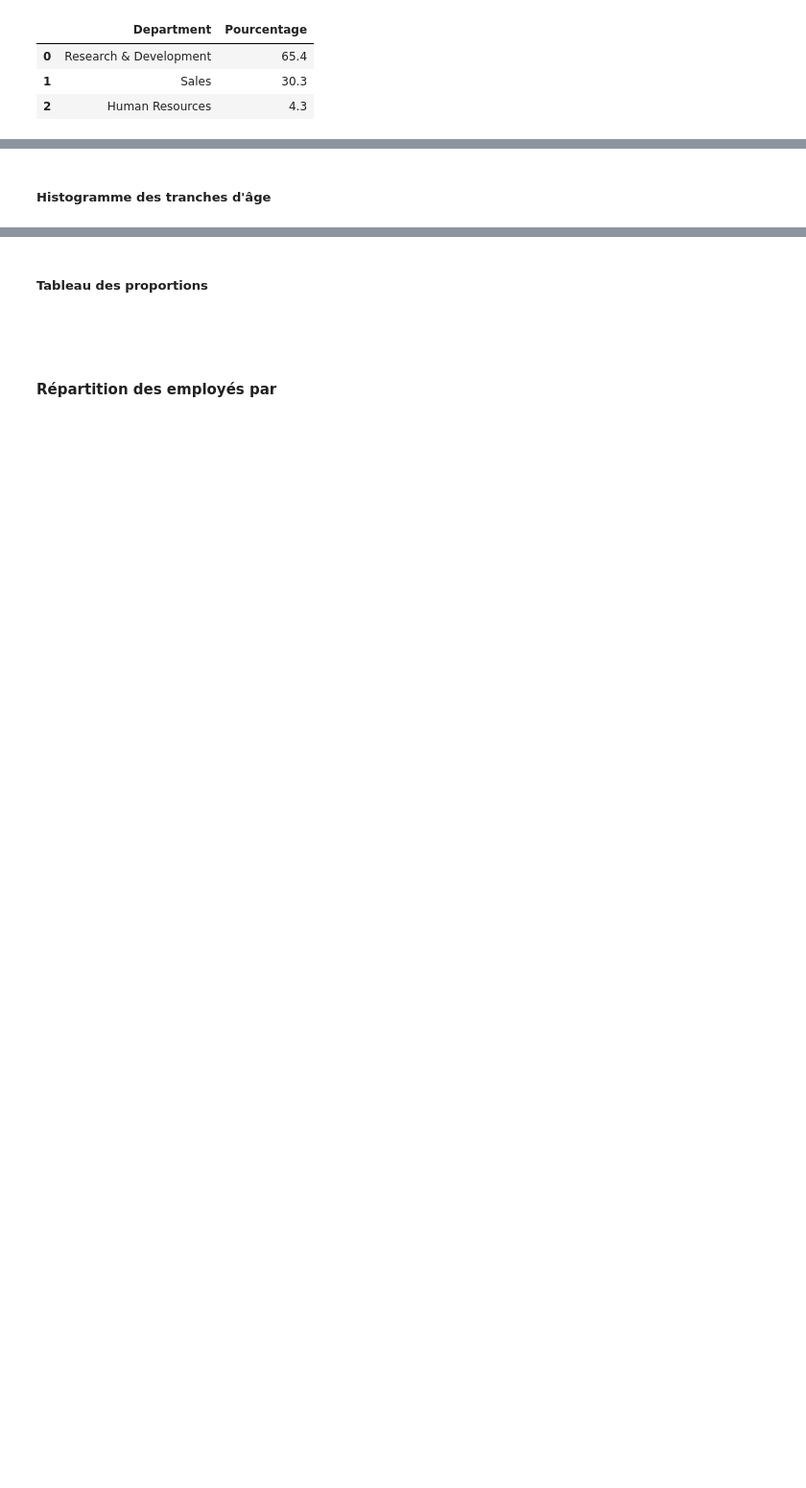
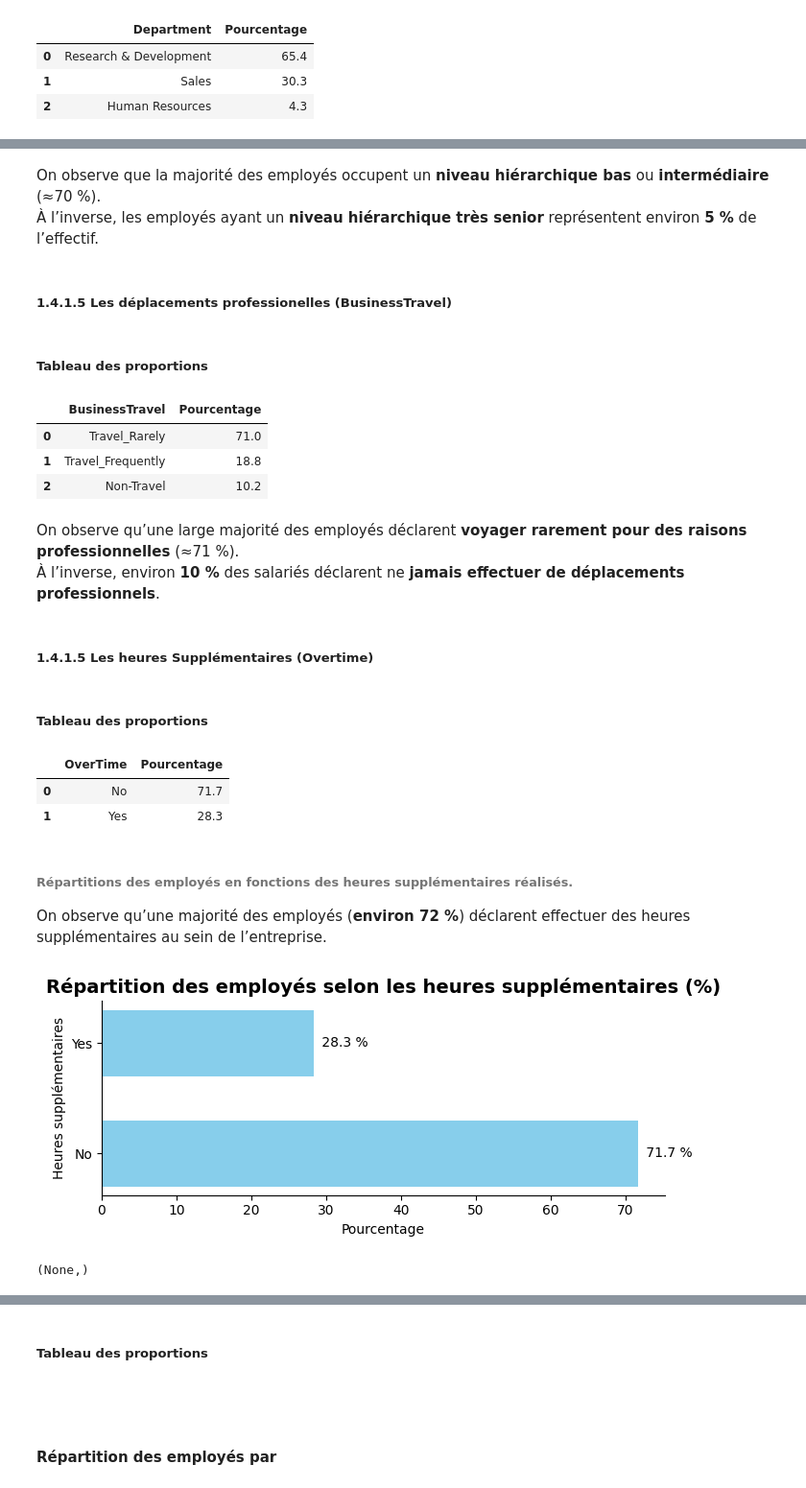
Before and after one commit to Kemuri15/employee-attrition-analysis, a Jupyter notebook: notebooks/04_axes_condition_travail.ipynb, the cells around one changed output, grey strips where cells are left out. Shown at 96% size. Cells and saved outputs as stored; diff of their text form; code cells hidden in the pictures; blank space fills up the shorter version.

```diff
--- a/notebooks/04_axes_condition_travail.ipynb
+++ b/notebooks/04_axes_condition_travail.ipynb
@@ -164,3 +254,63 @@ department_count
 # %% [markdown]
-##### Histogramme des tranches d'âge
+On observe que la majorité des employés occupent un **niveau hiérarchique bas** ou **intermédiaire** (≈70 %).
+À l’inverse, les employés ayant un **niveau hiérarchique très senior** représentent environ **5 %** de l’effectif.
+# %% [markdown]
+##### 1.4.1.5 Les déplacements professionelles (BusinessTravel)
+# %% [markdown]
+##### Tableau des proportions
+# %%
+businesstravel_count = value_counts_percent(df_conditions_travail["BusinessTravel"])
+businesstravel_count
+# %% [output]
+|  | BusinessTravel | Pourcentage |
+| 0 | Travel_Rarely | 71.0 |
+| 1 | Travel_Frequently | 18.8 |
+| 2 | Non-Travel | 10.2 |
+# %% [markdown]
+On observe qu’une large majorité des employés déclarent **voyager rarement pour des raisons professionnelles** (≈71 %).
+À l’inverse, environ **10 %** des salariés déclarent ne **jamais effectuer de déplacements professionnels**.
+# %% [markdown]
+##### 1.4.1.5 Les heures Supplémentaires (Overtime)
+# %% [markdown]
+##### Tableau des proportions
+# %%
+overtime_count = value_counts_percent(df_conditions_travail["OverTime"])
+overtime_count
+# %% [output]
+|  | OverTime | Pourcentage |
+| 0 | No | 71.7 |
+| 1 | Yes | 28.3 |
+# %% [markdown]
+###### Répartitions des employés en fonctions des heures supplémentaires réalisés.
+
+On observe qu’une majorité des employés (**environ 72 %**) déclarent effectuer des heures supplémentaires au sein de l’entreprise.
+# %%
+fig, ax = plt.subplots(figsize=(7,3))
+
+ax.spines["top"].set_visible(False)
+ax.spines["right"].set_visible(False)
+
+# données
+x= np.arange(len(overtime_count.index))
+y = overtime_count["Pourcentage"]
+
+# barplot
+barhs = ax.barh(x, y, height=0.6, color="skyblue")
+
+# Pourcentage affiché
+ax.bar_label(barhs, labels=[f'{v : .1F} %' for v in y], padding=3)
+
+# axes et labels
+ax.set_yticks(x)
+ax.set_yticklabels(overtime_count["OverTime"])
+
+
+ax.set_xlabel("Pourcentage")
+ax.set_ylabel("Heures supplémentaires")
+ax.set_title("Répartition des employés selon les heures supplémentaires (%)", fontsize=14, fontweight="bold")
+fig.tight_layout()
+plt.show(),
+# %% [output]
+[figure, added]
+(None,)
 # %% [markdown]
```
Also changed, not shown: parts of 19 cells of this notebook, 1 other file.
